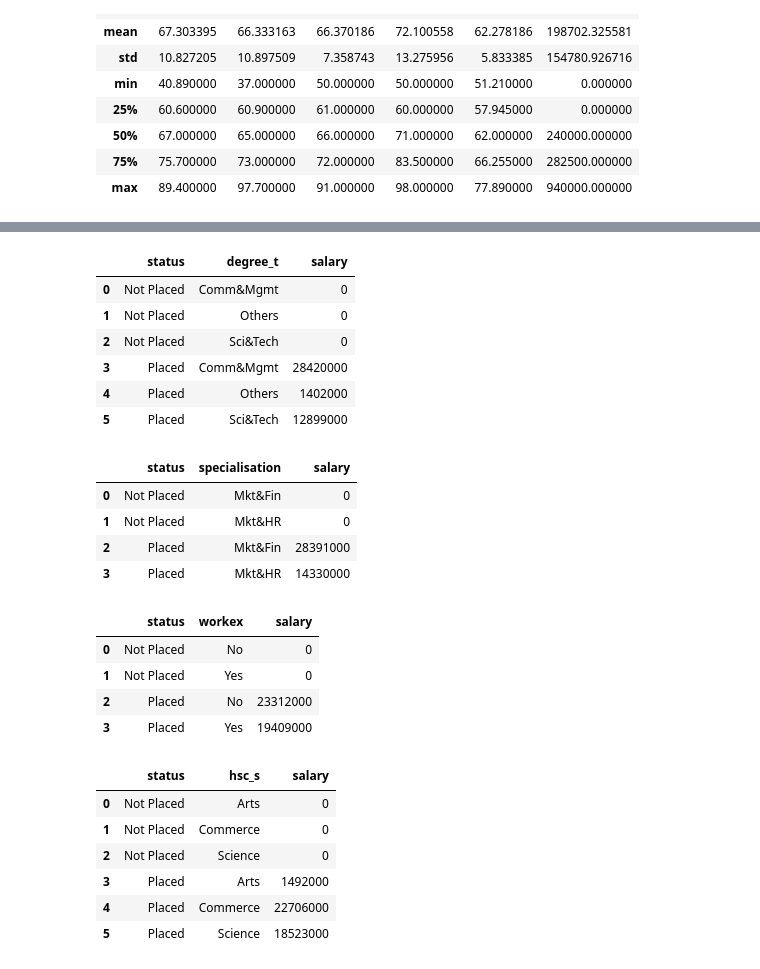
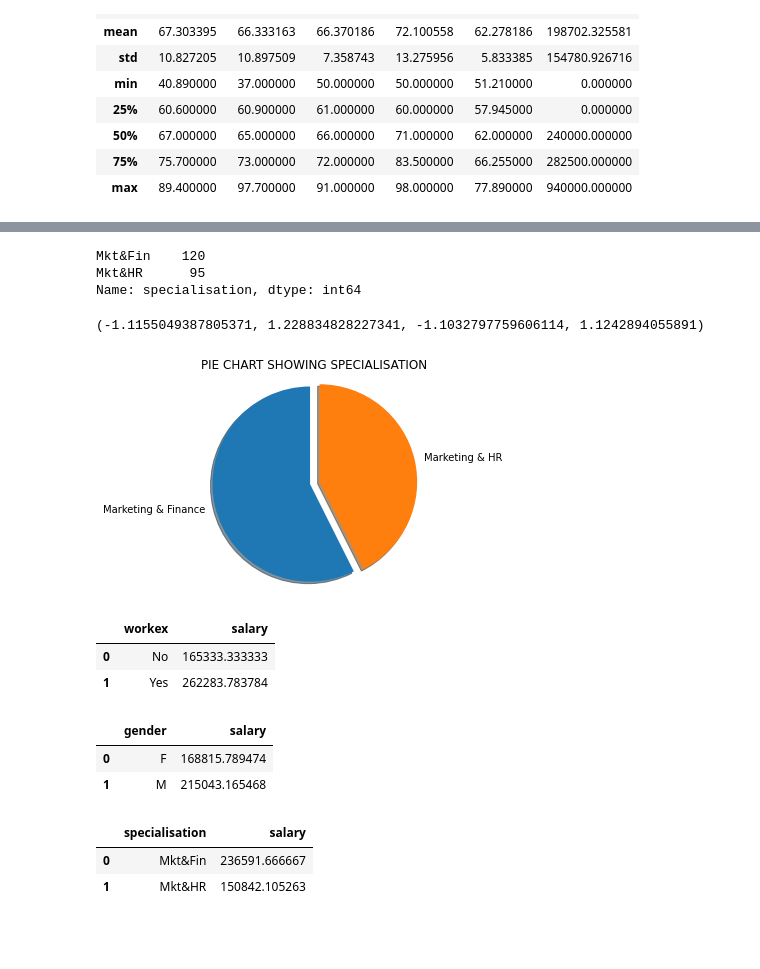
Before and after one commit to devchoplife/Campus-placement, a Jupyter notebook: school_placement.ipynb, the cells around one changed output, grey strips where cells are left out. Drawn from its saved outputs; the diff is of its cells as text; code cells hidden in the pictures; blank space fills up the shorter version.

Commit message:
Visualisation of data

```diff
--- a/school_placement.ipynb
+++ b/school_placement.ipynb
@@ -193,40 +220,39 @@ Categories (2, object): [Not Placed, Placed]
+# %%
+pment['specialisation'].value_counts()
+# %% [output]
+Mkt&Fin    120
+Mkt&HR      95
+Name: specialisation, dtype: int64
+# %%
+labels = 'Marketing & Finance', 'Marketing & HR'
+sizes = [128, 95]
+explode = (0, 0.1)
+
+fig4, ax4 = plt.subplots()
+ax4.pie(sizes, labels = labels, explode = explode, shadow = True, startangle = 90)
+plt.title("PIE CHART SHOWING SPECIALISATION ")
+ax4.axis('equal')
+# %% [output]
+(-1.1155049387805371, 1.228834828227341, -1.1032797759606114, 1.1242894055891)
+[figure, added]
 # %%
-degree_grp = pment.groupby(['status', 'degree_t'], as_index = False)['salary'].sum()
-status_grp
+workex_grp = pment.groupby(['workex'], as_index = False)['salary'].mean()
+workex_grp
 # %% [output]
-|  | status | degree_t | salary |
-| 0 | Not Placed | Comm&Mgmt | 0 |
-| 1 | Not Placed | Others | 0 |
-| 2 | Not Placed | Sci&Tech | 0 |
-| 3 | Placed | Comm&Mgmt | 28420000 |
-| 4 | Placed | Others | 1402000 |
-| 5 | Placed | Sci&Tech | 12899000 |
+|  | workex | salary |
+| 0 | No | 165333.333333 |
+| 1 | Yes | 262283.783784 |
+# %%
+gender_grp = pment.groupby(['gender'], as_index = False)['salary'].mean()
+gender_grp
+# %% [output]
+|  | gender | salary |
+| 0 | F | 168815.789474 |
+| 1 | M | 215043.165468 |
 # %%
-spec_grp = pment.groupby(['status', 'specialisation'], as_index = False)['salary'].sum()
+spec_grp = pment.groupby(['specialisation'], as_index = False)['salary'].mean()
 spec_grp
 # %% [output]
-|  | status | specialisation | salary |
-| 0 | Not Placed | Mkt&Fin | 0 |
-| 1 | Not Placed | Mkt&HR | 0 |
-| 2 | Placed | Mkt&Fin | 28391000 |
-| 3 | Placed | Mkt&HR | 14330000 |
+|  | specialisation | salary |
+| 0 | Mkt&Fin | 236591.666667 |
+| 1 | Mkt&HR | 150842.105263 |
-# %%
-workex_grp = pment.groupby(['status', 'workex'], as_index = False)['salary'].sum()
-workex_grp
-# %% [output]
-|  | status | workex | salary |
-| 0 | Not Placed | No | 0 |
-| 1 | Not Placed | Yes | 0 |
-| 2 | Placed | No | 23312000 |
-| 3 | Placed | Yes | 19409000 |
-# %%
-hsc_grp = pment.groupby(['status', 'hsc_s'], as_index = False)['salary'].sum()
-hsc_grp
-# %% [output]
-|  | status | hsc_s | salary |
-| 0 | Not Placed | Arts | 0 |
-| 1 | Not Placed | Commerce | 0 |
-| 2 | Not Placed | Science | 0 |
-| 3 | Placed | Arts | 1492000 |
-| 4 | Placed | Commerce | 22706000 |
-| 5 | Placed | Science | 18523000 |
```
Also changed, not shown: parts of 12 cells of this notebook.
